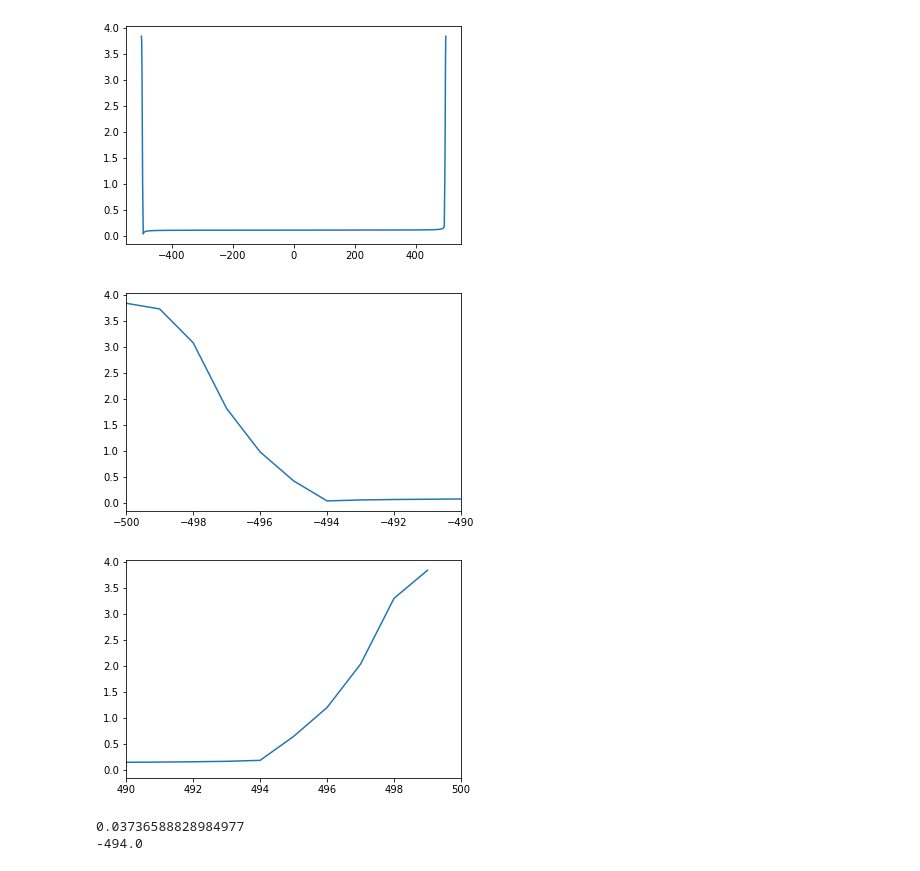
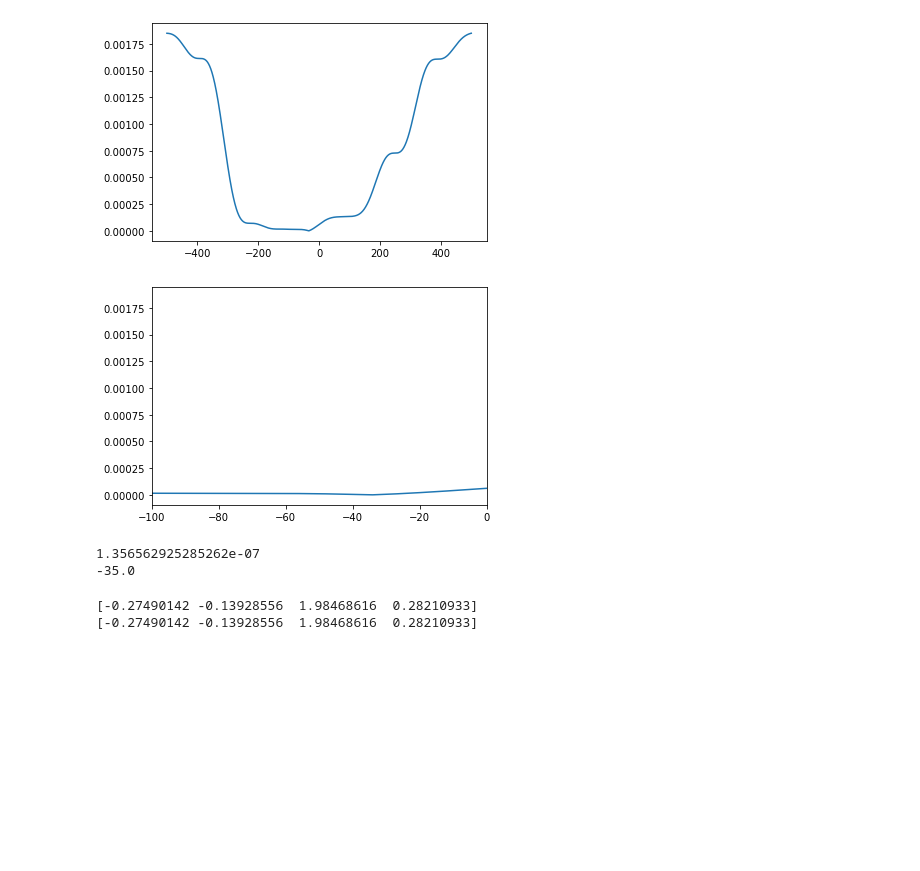
Before and after one commit to kathkkkkkk/Master-thesis, a Jupyter notebook: 2 spetral bias method 1.ipynb, the cells around one changed output. Cells and saved outputs as stored; diff of their text form; code cells hidden in the pictures; blank space fills up the shorter version.

```diff
--- a/2 spetral bias method 1.ipynb
+++ b/2 spetral bias method 1.ipynb
@@ -9,7 +9,10 @@ N = 1000
 dx = 0.001
 
 x = np.linspace(-N/2*dx, (N/2-1)*dx, N, endpoint=False)
+x = np.reshape(x, (N, 1))
+print(np.shape(x))
 b1,b2,b3 = np.random.uniform(0,2*pi,3)
 # y = np.exp(-x**2)
 # y = np.sin(2*pi*x) + 2*np.sin(10*2*pi*x) + 3*np.sin(20*2*pi*x) + 4*np.sin(30*2*pi*x)
 y = np.sin(x) + np.sin(10*x+b1) + np.sin(20*x+b2) + np.sin(30*x+b3)
+y = np.reshape(y, (N, 1))
@@ -67,6 +74,7 @@ plt.show()
 
 dw = 2*pi/N/dx
 K = np.linspace(-N/2, N/2-1, N)
+K = np.reshape(K, (N, 1))
 # print(len(K))
 exp_k = np.array(np.zeros(N), dtype = complex)
 
@@ -74,6 +82,9 @@ for i in range(len(K)-1):
     # print(K[i])
     exp_k[i] = complex(np.cos(K[i]*pi), -np.sin(K[i]*pi))
     # print(Fp)
+
+yf = np.reshape(yf, (N,1))
+exp_k = np.reshape(exp_k, (N,1))
 f2 = np.abs(yf * exp_k * dx)**2 * dw
 
 plt.plot(K,f2)
@@ -83,39 +94,34 @@ plt.show()
 # %%
 def func(k):
     k = int(k + N/2)
     if k==0:
         low = f2[0]
         high = sum(f2[1:N-1])
     elif k==N-1:
         low = sum(f2[0:N-1])
         high = 0
     else:
         low = sum(f2[0:k])
         high = sum(f2[k+1:N-1])
     f = np.abs(low-high)
     return f
 
 n0 = np.linspace(1, N, N)
 f0 = np.zeros(N)
 for k in K:
     i = k + N/2
     i = int(i)
     f0[i] = func(k)
 
 plt.plot(K, f0)
 plt.show()
 
 plt.plot(K, f0)
-plt.xlim(-500,-490)
+plt.xlim(-100,0)
 plt.show()
-
-plt.plot(K, f0)
-plt.xlim(490,500)
-plt.show()
 # %% [output]
-[figure, old version]
+[figure, new version]
-[figure, old version]
+[figure, new version]
-[figure, removed]
 # %%
 # calculate the cut-off w0
 
@@ -125,5 +131,5 @@ print(f_min)
 w0 = np.argmin(f0) - N/2
 print(w0)
 # %% [output]
-0.03736588828984977
--494.0
+1.356562925285262e-07
+-35.0
@@ -144,3 +142,16 @@ y_train = y_train.reshape((len(y_train), 1))
 # %%
 import tensorflow as tf
 from tensorflow import keras
+# %%
+seed = 2022
+np.random.seed(seed)
+x_train = np.random.normal(0, 1, 1000)
+print(x_train[1:5])
+
+seed = 2022
+np.random.seed(seed)
+x_train = np.random.normal(0, 1, 1000)
+print(x_train[1:5])
+# %% [output]
+[-0.27490142 -0.13928556  1.98468616  0.28210933]
+[-0.27490142 -0.13928556  1.98468616  0.28210933]
```
Also changed, not shown: parts of 20 cells of this notebook, 2 other files.
